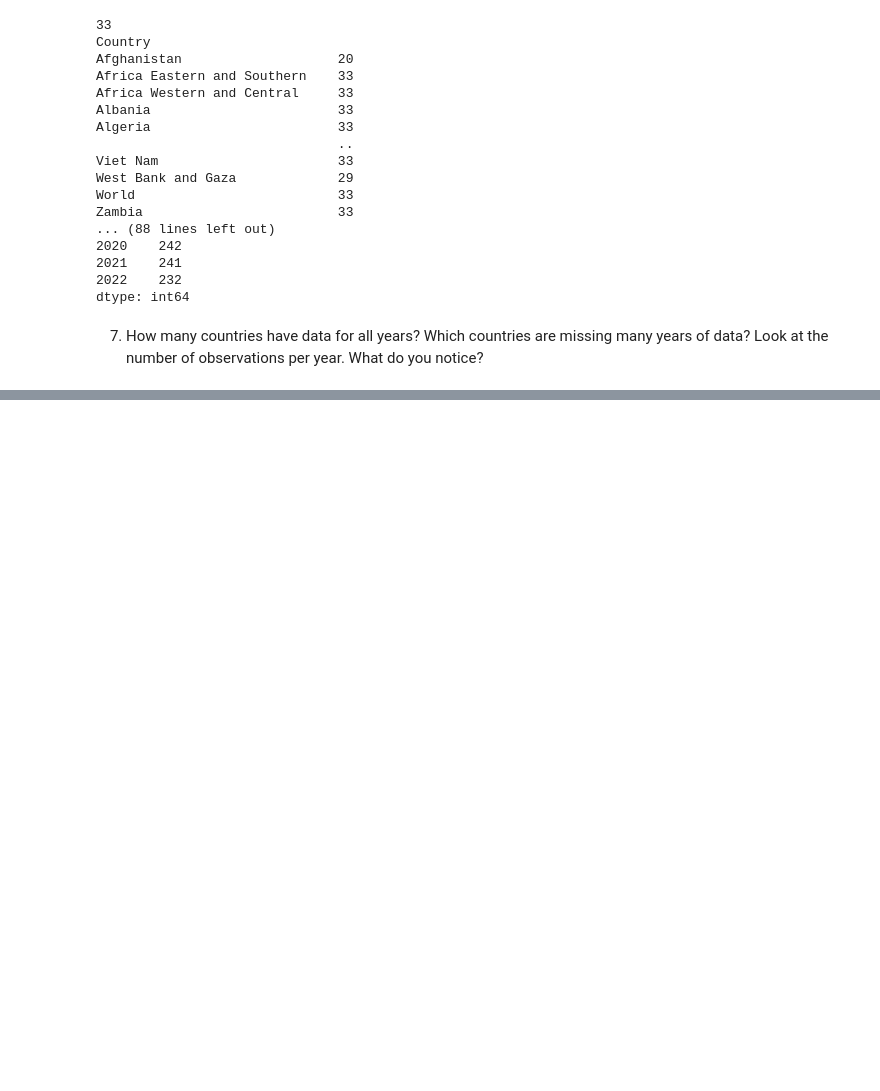
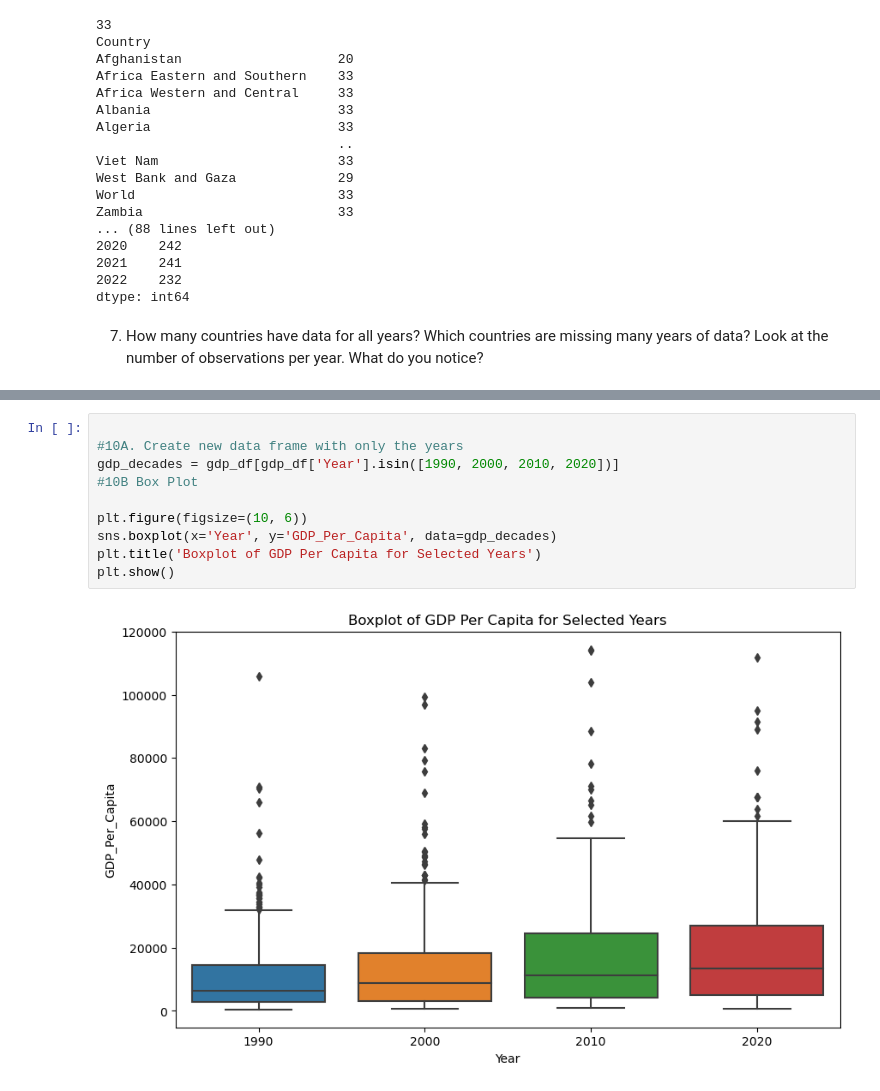
Before and after one commit to NSS-Data-Analytics-Cohort-10/gdp-and-internet-usage-seanmalley1, a Jupyter notebook: notebooks/un_data.ipynb, the cells around one changed output, grey strips where cells are left out. Saved outputs shown, nothing was run; the diff lists cells and outputs as text; blank space fills up the shorter version.

```diff
--- a/notebooks/un_data.ipynb
+++ b/notebooks/un_data.ipynb
@@ -227,0 +254,12 @@ Answwer: Most of the gpd per capitas were between 0 - 20,000
+# %%
+
+#10A. Create new data frame with only the years
+gdp_decades = gdp_df[gdp_df['Year'].isin([1990, 2000, 2010, 2020])]
+#10B Box Plot
+
+plt.figure(figsize=(10, 6))
+sns.boxplot(x='Year', y='GDP_Per_Capita', data=gdp_decades)
+plt.title('Boxplot of GDP Per Capita for Selected Years')
+plt.show()
+# %% [output]
+[figure, added]
```
Also changed, not shown: parts of 21 cells of this notebook.
